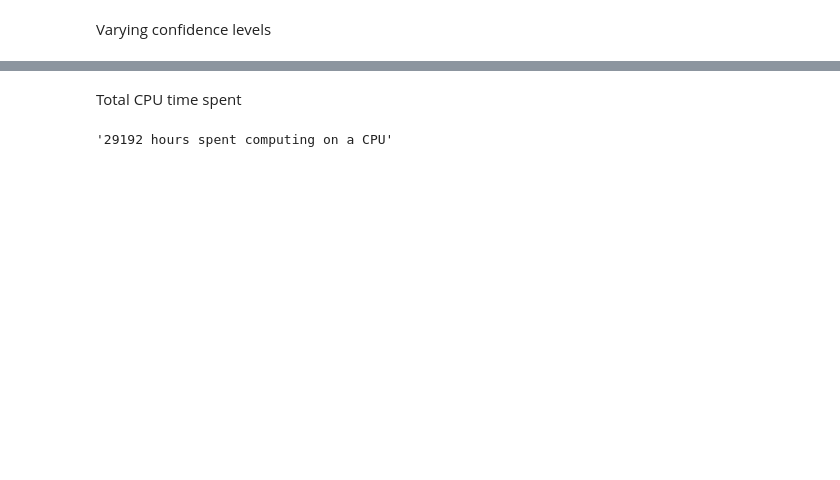
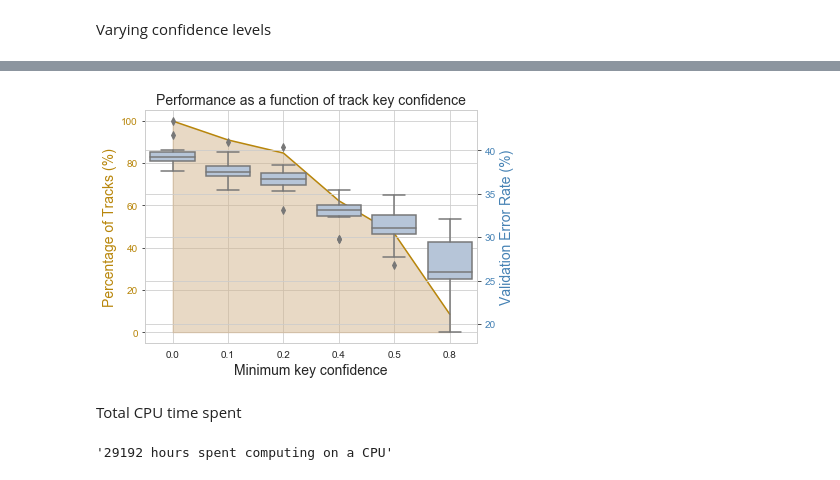
Before and after one commit to Machine-Learning-MSc-RUG/Key-Recognition, a Jupyter notebook: src/peregrine_results.ipynb, the cells around one changed output, grey strips where cells are left out. Drawn from its saved outputs; the diff is of its cells as text; code cells hidden in the pictures; blank space fills up the shorter version.

```diff
--- a/src/peregrine_results.ipynb
+++ b/src/peregrine_results.ipynb
@@ -156,3 +139,23 @@ Text(0.5, 1.0, 'Performance of varying dataset min confidence levels')
+# %%
+fig, ax1 = plt.subplots()
+
+ax1.set_xlabel('Minimum key confidence', fontsize=14)
+ax1.plot([t.get_text()  for t in labs.get_xticklabels()], confdata.n.unique()*100/9889, color='darkgoldenrod')
+ax1.fill_between([t.get_text()  for t in labs.get_xticklabels()], confdata.n.unique()*100/9889, color='tan', alpha=0.5)
+ax1.tick_params(axis='y', labelcolor='darkgoldenrod')
+
+ax2 = ax1.twinx()  # instantiate a second axes that shares the same x-axis
+ax1.set_ylabel('Percentage of Tracks (%)', fontsize=14, color='darkgoldenrod')  # we already handled the x-label with ax1
+sns.boxplot(data=confdata, x='Minimum key confidence', y='error', color='lightsteelblue', ax=ax2)
+ax2.tick_params(axis='y', labelcolor='steelblue')
+ax2.set_ylabel('Validation Error Rate (%)', fontsize=14, color='steelblue')
+
+
+fig.tight_layout()  # otherwise the right y-label is slightly clipped
+ax1.set_title('Performance as a function of track key confidence', fontsize=14)
+plt.show()
+# %% [output]
+[figure, added]
 # %% [markdown]
 Total CPU time spent
 # %%
```
Also changed, not shown: parts of 4 cells of this notebook.
